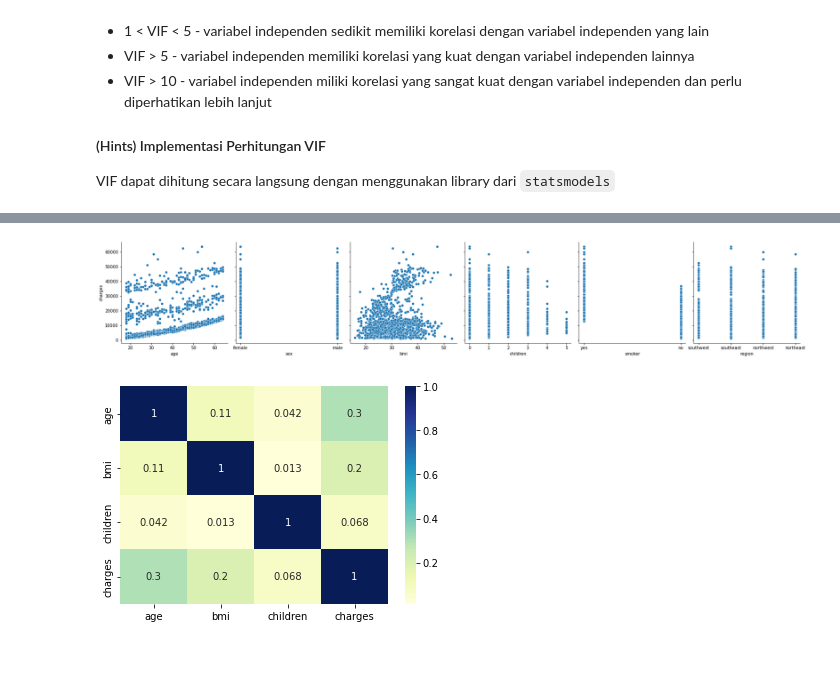
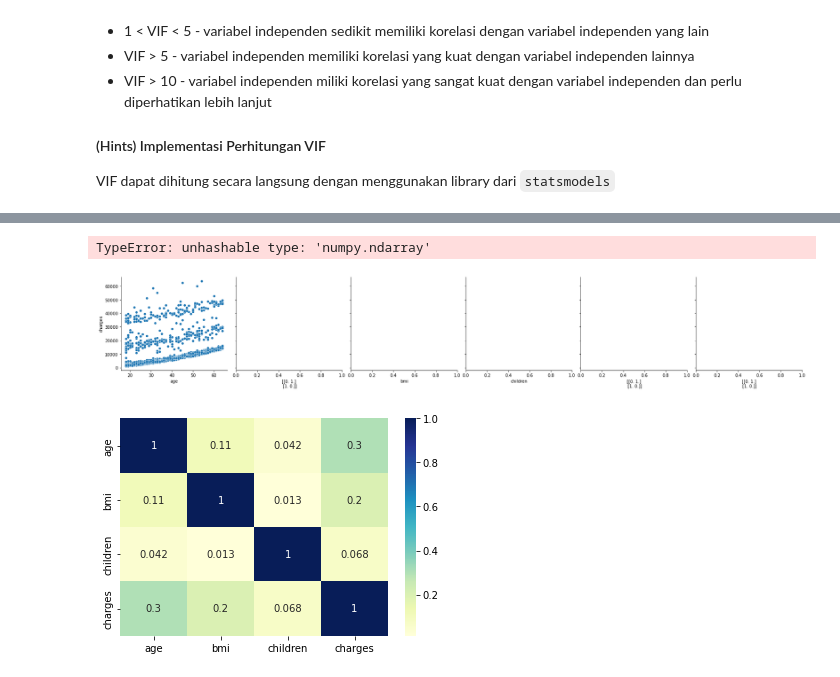
Before and after one commit to RadityaCatur/Machine_Learning_Kuis_01, a Jupyter notebook: soal_kuis1.ipynb, the cells around one changed output, grey strips where cells are left out. Saved outputs shown, nothing was run; the diff lists cells and outputs as text; code cells hidden in the pictures.

```diff
--- a/soal_kuis1.ipynb
+++ b/soal_kuis1.ipynb
@@ -52,14 +58,44 @@ VIF dapat dihitung secara langsung dengan menggunakan library dari `statsmodels`
+# %%
+from sklearn.preprocessing import OneHotEncoder
+
+oe_sex = [
+    [ 'male' ],
+    [ 'female' ]
+]
+
+oe_sex = OneHotEncoder().fit_transform(oe_sex)
+
+oe_sex = oe_sex.toarray()
+# %%
+oe_smoker = [
+    [ 'yes' ],
+    [ 'no' ]
+]
+
+oe_smoker = OneHotEncoder().fit_transform(oe_smoker)
+
+oe_smoker = oe_smoker.toarray()
+# %%
+oe_region = [
+    [ 'southwest' ],
+    [ 'northwest' ]
+]
+
+oe_region = OneHotEncoder().fit_transform(oe_region)
+
+oe_region = oe_region.toarray()
 # %%
 # import library untuk visualisasi
 import matplotlib.pyplot as plt
 import seaborn as sns
 # %%
 # operasi visualisasi
-sns.pairplot(df, x_vars=['age', 'sex','bmi', 'children', 'smoker', 'region'],
+sns.pairplot(df, x_vars=['age', oe_sex,'bmi', 'children', oe_smoker, oe_region],
              y_vars='charges', size=4, aspect=1, kind='scatter')
 plt.show()
 # %% [output]
+TypeError: unhashable type: 'numpy.ndarray'
-[figure, old version]
+[figure, new version]
 # %%
 sns.heatmap(df.corr(), cmap="YlGnBu", annot = True)
 plt.show()
```
Also changed, not shown: parts of 2 cells of this notebook.
